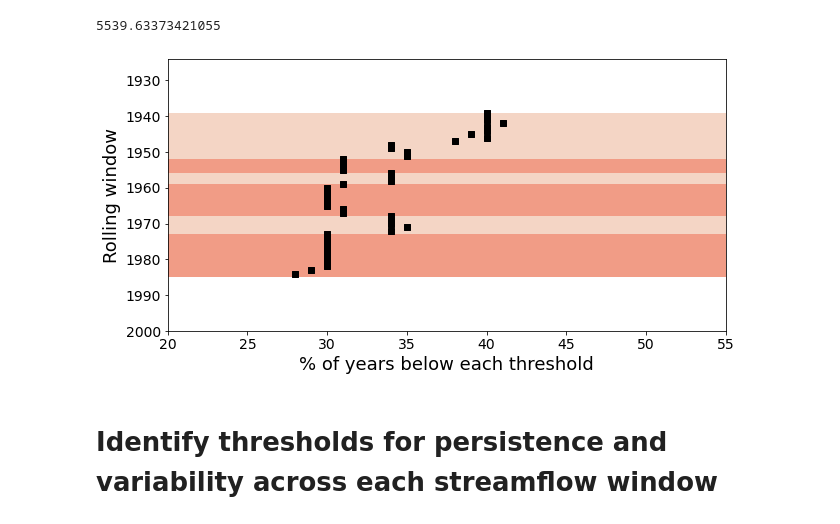
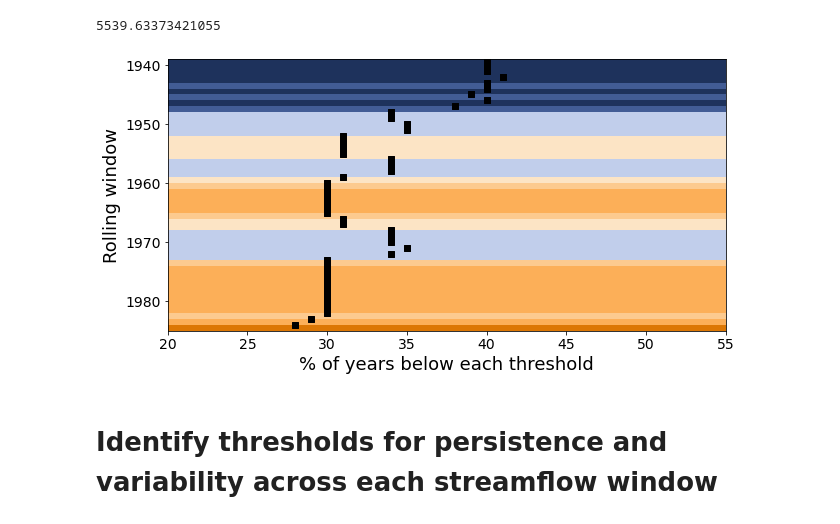
Before and after one commit to antonia-had/Hadjimichael-etal_2024_EarthsFuture, a Jupyter notebook: workflow/streamflow_distribution_changes.ipynb, the cells around one changed output. Drawn from its saved outputs; the diff is of its cells as text; code cells hidden in the pictures.

```diff
--- a/workflow/streamflow_distribution_changes.ipynb
+++ b/workflow/streamflow_distribution_changes.ipynb
@@ -110,13 +87,13 @@ ax_objs = []
 window_means = np.mean(moving_windows, axis=1)
 st_deviations = np.std(moving_windows, axis=1)
 drought_thresholds = window_means-0.5*st_deviations
-cmap = mpl.cm.coolwarm_r
+cmap = mpl.colors.ListedColormap(['#dc7704', '#EC932E', '#fcaf58', '#fcca8f', '#c1ceeb', '#93aadc', '#425c95', '#1e325c'])
 cmaplist = [cmap(i) for i in range(cmap.N)]
 # create the new map
 cmap = mpl.colors.LinearSegmentedColormap.from_list(
     'Custom cmap', cmaplist, cmap.N)
 # define the bins and normalize
-bounds = np.linspace(5250, 6750, 7)
+bounds = np.linspace(5500, 6000, 9)
 normalize = mpl.colors.BoundaryNorm(bounds, cmap.N)
 spines = ["top","right","left","bottom"]
 
@@ -126,7 +103,7 @@ for window in moving_windows:
 
     kde_sp = gaussian_kde(window, bw_method=0.3)
     y_sp = kde_sp.pdf(X_plot)
-    ax_objs[-1].fill(X_plot, y_sp, fc=cmap(normalize(drought_thresholds[i])), edgecolor='white')
+    ax_objs[-1].fill(X_plot, y_sp, fc=cmap(normalize(drought_thresholds[i])), alpha = 1, edgecolor='white')
 
     # setting uniform x and y lims
     ax_objs[-1].set_xlim(2000, 13000)
@@ -160,7 +137,7 @@ gs.update(hspace=-0.9)
 # assign cmap and norm
 sm = plt.cm.ScalarMappable(cmap=cmap, norm=normalize)
 sm.set_array([])
-cbar = fig.colorbar(sm, ax=ax_objs, location='top', ticks=np.linspace(5250, 7500, 10), pad=0)
+cbar = fig.colorbar(sm, ax=ax_objs, location='top', ticks=np.linspace(5500, 6000, 5), pad=0)
 cbar.ax.tick_params(labelsize=12)
 cbar.set_label('Rolling mean drought threshold (Million $m^3$)', fontsize=14)
 plt.savefig('rolling_window_thresholds.svg')
@@ -195,32 +176,32 @@ drought_thresholds[-1]
 # %%
 dataset_names = ["Historical"]
 
 plt.figure(figsize=(10,5))
 
 for x in range(len(years)):
-    plt.axhspan(years[x], years[x]+1, facecolor=cmap(normalize(drought_thresholds[x])), alpha=0.8)
+    plt.axhspan(years[x], years[x]+1, facecolor=cmap(normalize(drought_thresholds[x])), alpha=1)
 
 percents = [np.around((annual_historic_flows <= x).sum(axis=0)/(len(annual_historic_flows))*100, decimals=0)
                  for x in drought_thresholds]
 plt.scatter(percents, years, marker = 's', color = 'black', zorder=100)
 # plt.xticks(np.arange(0, 100, 10))
 # plt.yticks(np.arange(1940, 2020,20))
 plt.gca().invert_yaxis()
 
 plt.xlabel("% of years below each threshold", fontsize=18)
 plt.ylabel("Rolling window", fontsize=18)
 plt.yticks(fontsize=14)
 plt.xticks(fontsize=14)
 
 
 # Defining custom 'xlim' and 'ylim' values.
 plt.xlim(20, 55)
-plt.ylim(2000, 1924)
+plt.ylim(1985, 1939)
 plt.subplots_adjust(wspace=0, hspace=0)
-plt.savefig('years_below_threshold.svg', dpi=300,bbox_inches='tight')
+plt.savefig('years_below_threshold.svg', dpi=300, bbox_inches='tight')
 plt.show()
 # %% [output]
-[figure, old version]
+[figure, new version]
 # %% [markdown]
 # Identify thresholds for persistence and variability across each streamflow window
 # %%
```
Also changed, not shown: parts of 14 cells of this notebook, 24 other files.
